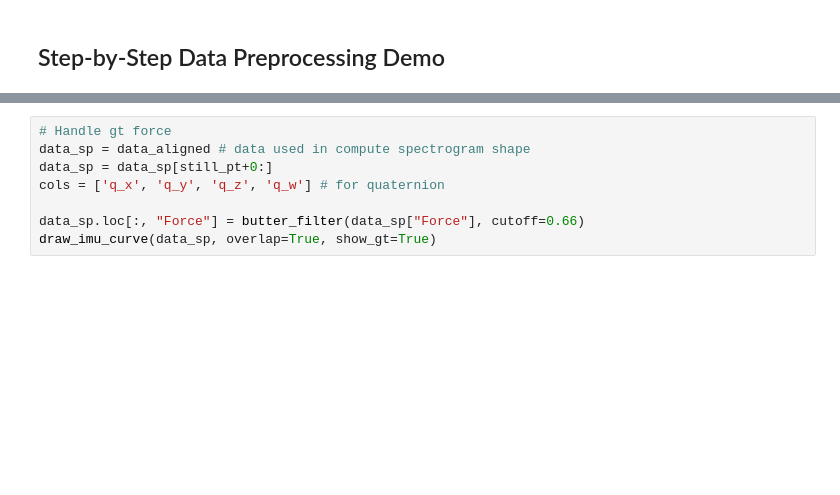
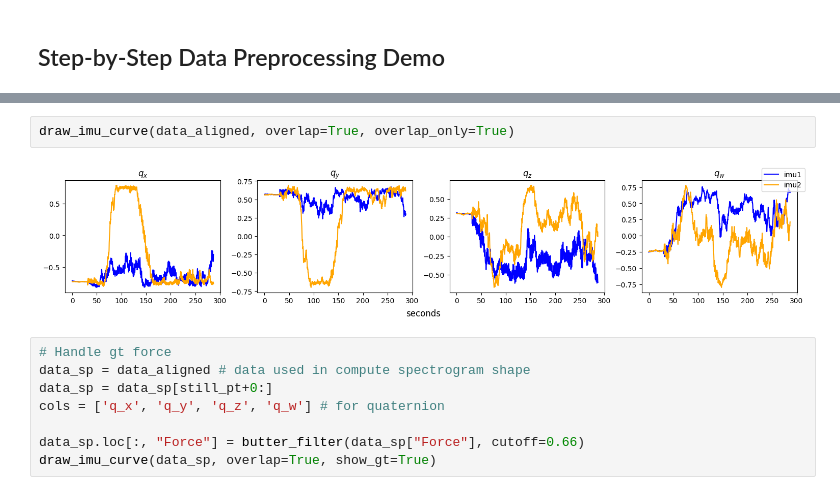
Before and after one commit to Yang-Yun-Yeh/RR-HR, a Jupyter notebook: learning_base_16_2P.ipynb, the cells around one changed output, grey strips where cells are left out. Saved outputs shown, nothing was run; the diff lists cells and outputs as text; blank space fills up the shorter version.

```diff
--- a/learning_base_16_2P.ipynb
+++ b/learning_base_16_2P.ipynb
@@ -66,3 +69,7 @@ draw_imu_curve(data_aligned, overlap=True, show_gt=True)
+# %%
+draw_imu_curve(data_aligned, overlap=True, overlap_only=True)
+# %% [output]
+[figure, added]
 # %%
 # Handle gt force
 data_sp = data_aligned # data used in compute spectrogram shape
```
Also changed, not shown: parts of 2 cells of this notebook, 18 other files.
